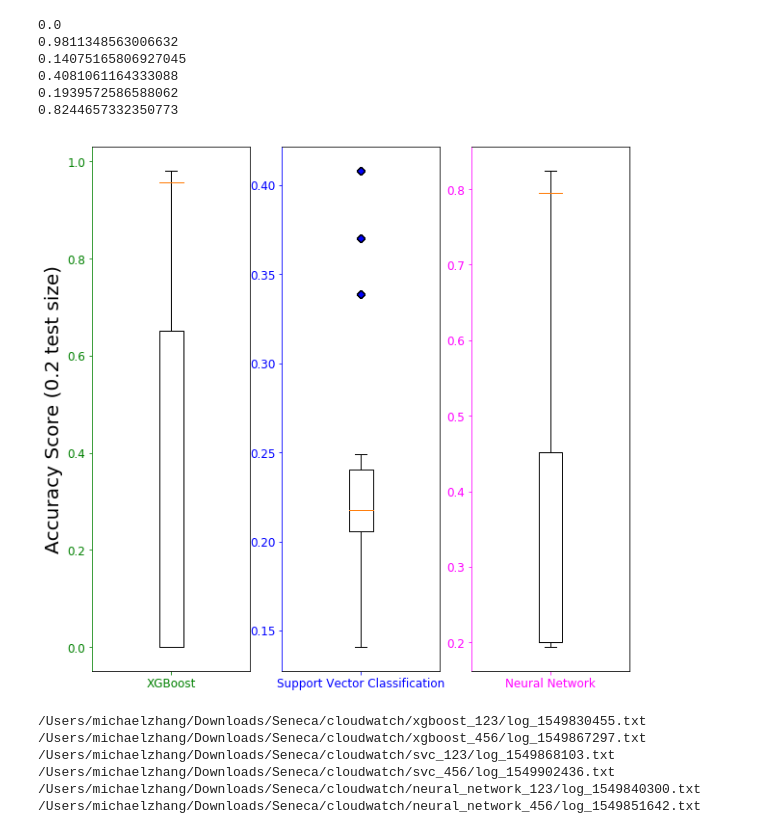
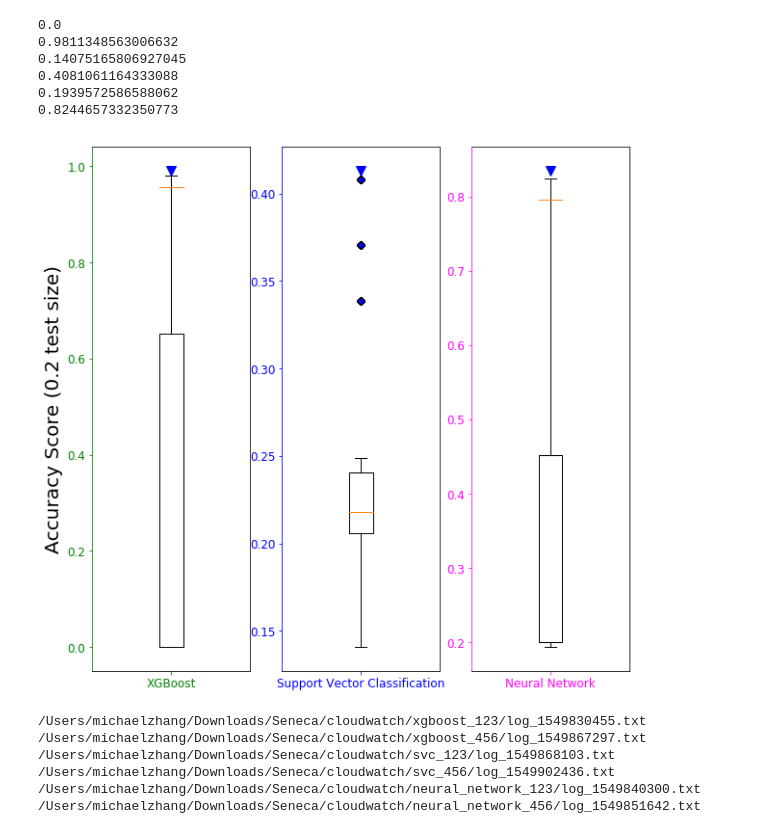
Before and after one commit to Heronalps/Seneca, a Jupyter notebook: notebooks/box_plot.ipynb, the cells around one changed output. Saved outputs shown, nothing was run; the diff lists cells and outputs as text; code cells hidden in the pictures.

```diff
--- a/notebooks/box_plot.ipynb
+++ b/notebooks/box_plot.ipynb
@@ -163,34 +163,37 @@ print(max(neural_network_scores))
 # %%
 fig = plt.figure(figsize=[10, 10])
 xgboost_default = [0.956521739130434]
 svc_default = [0.217727929255711]
 nn_default = [0.795283714075165]
 
 
 ax1 = fig.add_subplot(131)
 ax1.boxplot(xgboost_scores, whis=2, usermedians=xgboost_default, labels = ['XGBoost'],\
-            flierprops = cyan_diamond)
+            flierprops = cyan_diamond, positions=[0])
+ax1.plot(max(xgboost_scores)+0.01, 'bv', markersize=10)
 ax1.spines['left'].set_color('green')
 ax1.tick_params(axis='both', colors='green', labelsize = 12)
 ax1.set_ylabel("Accuracy Score (0.2 test size)", fontsize = 20)
 
 
 ax2 = fig.add_subplot(132)
 ax2.boxplot(svc_scores, whis=2, usermedians=svc_default, labels = ['Support Vector Classification'], \
-            flierprops = blue_diamond)
+            flierprops = blue_diamond, positions=[0])
+ax2.plot(max(svc_scores)+0.005, 'bv', markersize=10)
 ax2.spines['left'].set_color('blue')
 ax2.tick_params(axis='both', colors='blue', labelsize=12)
 
 ax3 = fig.add_subplot(133)
 ax3.boxplot(neural_network_scores, whis=2, usermedians=nn_default, labels = ['Neural Network'], \
-            flierprops = magenta_diamond)
+            flierprops = magenta_diamond, positions=[0])
+ax3.plot(max(neural_network_scores)+0.01, 'bv', markersize=10)
 ax3.spines['left'].set_color('magenta')
 ax3.tick_params(axis='both', colors='magenta', labelsize=12)
 
 plt.show()
 fig.savefig("../box_plot_Accuracy_20.png")
 # %% [output]
-[figure, old version]
+[figure, new version]
 # %%
 xgboost_123_scores = parse("/Users/michaelzhang/Downloads/Seneca/cloudwatch/xgboost_123/log_1549830455.txt")
 xgboost_456_scores = parse("/Users/michaelzhang/Downloads/Seneca/cloudwatch/xgboost_456/log_1549867297.txt")
```
Also changed, not shown: parts of 5 cells of this notebook, 13 other files.
